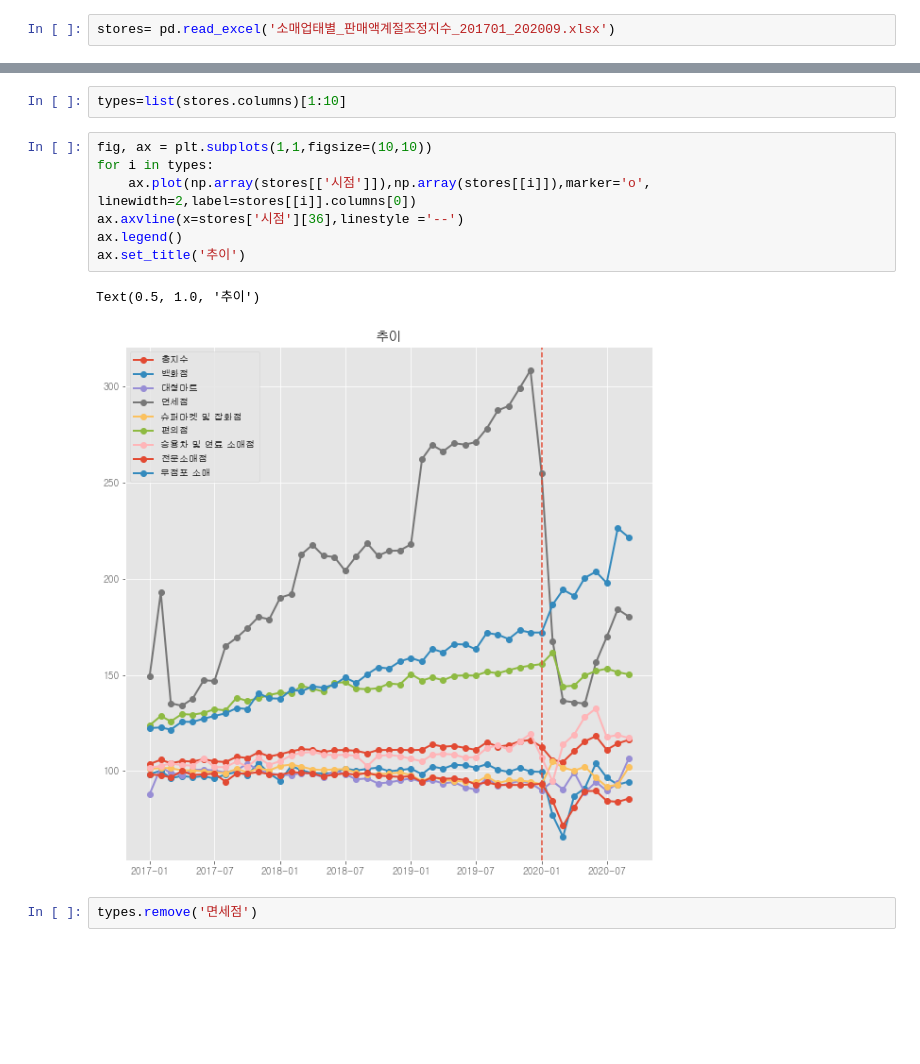
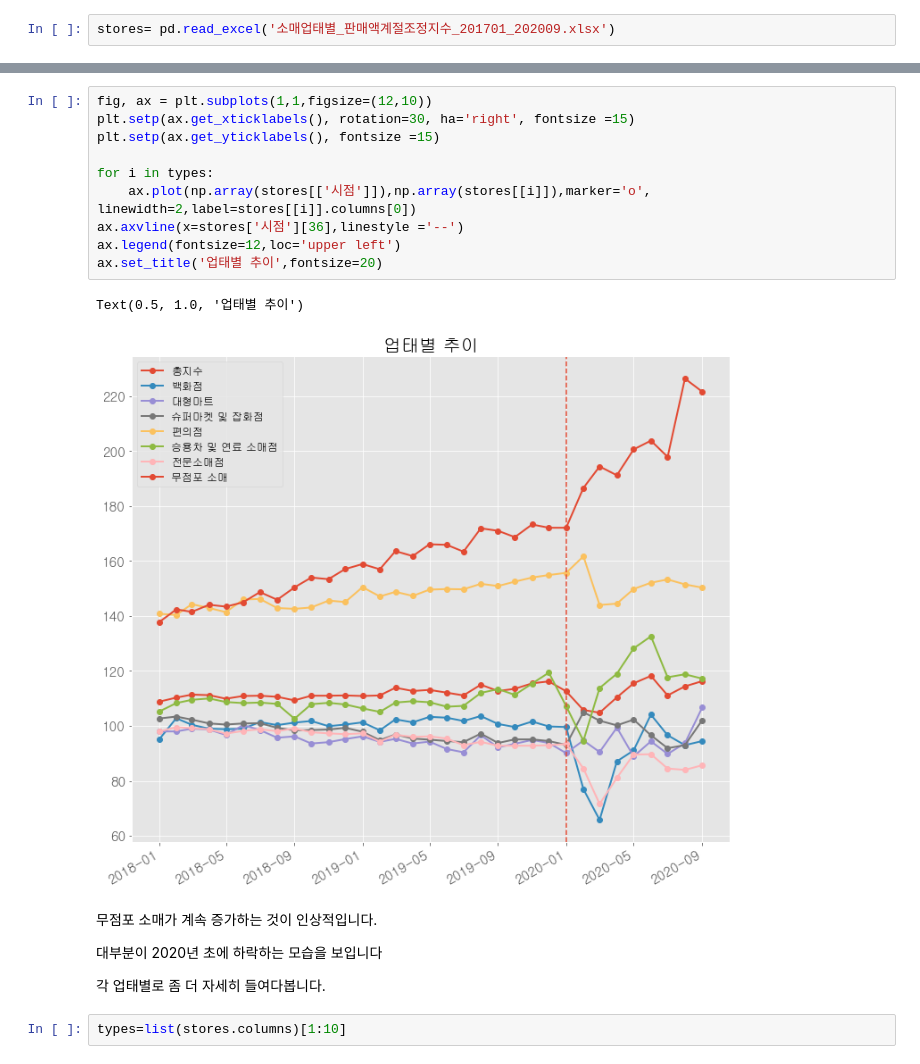
Before and after one commit to BaeHyungjun/TeamFPB, a Jupyter notebook: 강민석/매점 스타일별.ipynb, the cells around one changed output, grey strips where cells are left out. Drawn from its saved outputs; the diff is of its cells as text; blank space fills up the shorter version.

```diff
--- a/강민석/매점 스타일별.ipynb
+++ b/강민석/매점 스타일별.ipynb
@@ -26,14 +66,22 @@ stores['년'] = stores['시점'].dt.year
+# %%
+fig, ax = plt.subplots(1,1,figsize=(12,10))
+plt.setp(ax.get_xticklabels(), rotation=30, ha='right', fontsize =15)
+plt.setp(ax.get_yticklabels(), fontsize =15)
+
+for i in types:
+    ax.plot(np.array(stores[['시점']]),np.array(stores[[i]]),marker='o', linewidth=2,label=stores[[i]].columns[0])
+ax.axvline(x=stores['시점'][36],linestyle ='--')
+ax.legend(fontsize=12,loc='upper left')
+ax.set_title('업태별 추이',fontsize=20)
+# %% [output]
+Text(0.5, 1.0, '업태별 추이')
+[figure, added]
+# %% [markdown]
+무점포 소매가 계속 증가하는 것이 인상적입니다.
+
+대부분이 2020년 초에 하락하는 모습을 보입니다
+
+
+각 업태별로 좀 더 자세히 들여다봅니다.
 # %%
 types=list(stores.columns)[1:10]
-# %%
-fig, ax = plt.subplots(1,1,figsize=(10,10))
-for i in types:
-    ax.plot(np.array(stores[['시점']]),np.array(stores[[i]]),marker='o', linewidth=2,label=stores[[i]].columns[0])
-ax.axvline(x=stores['시점'][36],linestyle ='--')
-ax.legend()
-ax.set_title('추이')
-# %% [output]
-Text(0.5, 1.0, '추이')
-[figure, removed]
-# %%
-types.remove('면세점')
```
Also changed, not shown: parts of 36 cells of this notebook.
